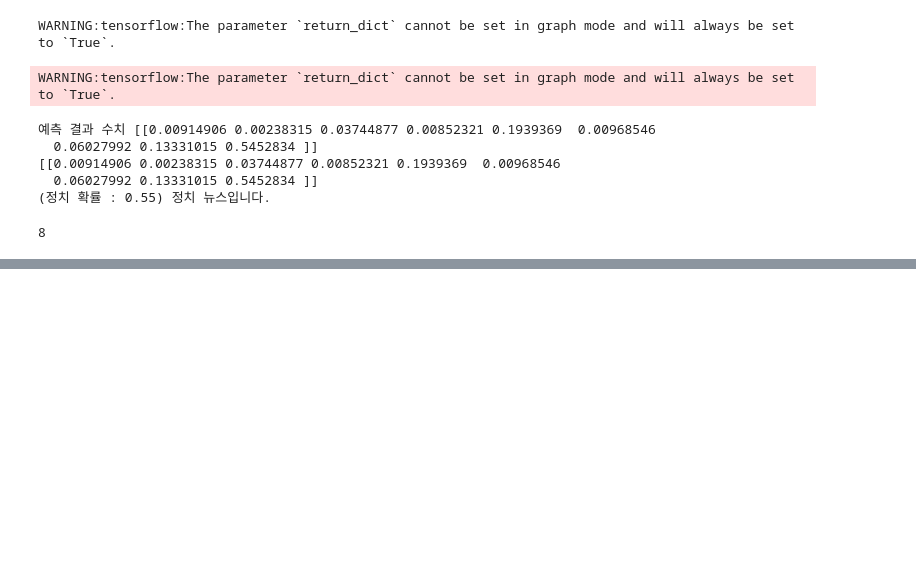
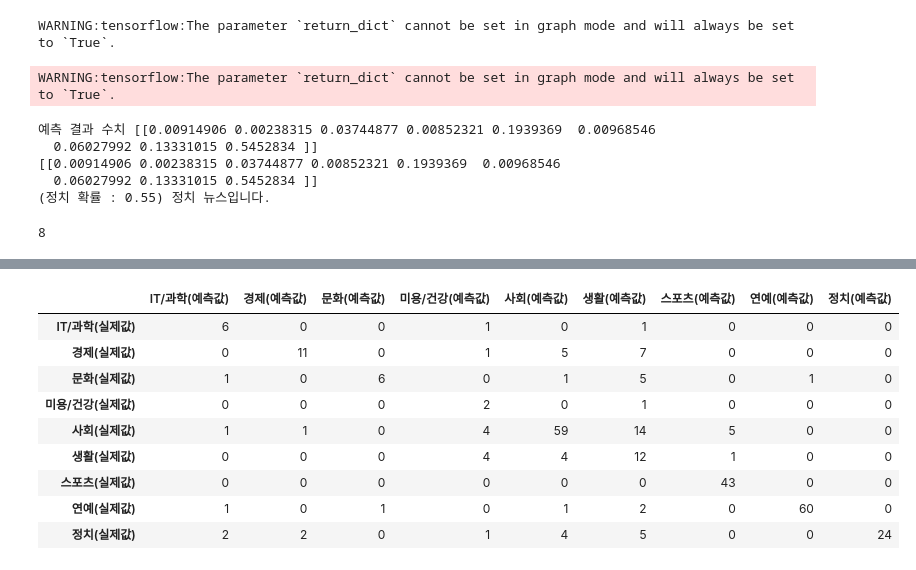
Before and after one commit to cateto/python4NLP, a Jupyter notebook: kobert/20210903load_model.ipynb, the cells around one changed output, grey strips where cells are left out. Cells and saved outputs as stored; diff of their text form; code cells hidden in the pictures; blank space fills up the shorter version.

```diff
--- a/kobert/20210903load_model.ipynb
+++ b/kobert/20210903load_model.ipynb
@@ -242,0 +397,18 @@ WARNING:tensorflow:The parameter `return_dict` cannot be set in graph mode and w
+# %%
+from sklearn.metrics import classification_report, confusion_matrix, precision_score, recall_score, f1_score
+import seaborn as sns
+import pandas as pd
+cm2 = confusion_matrix(result['category'], result['predict'])
+cmdf2 = pd.DataFrame(cm2, index=list(map(lambda x: x+'(실제값)', label_list)) , columns=list(map(lambda x: x+'(예측값)', label_list)) )
+cmdf2
+# %% [output]
+|  | IT/과학(예측값) | 경제(예측값) | 문화(예측값) | 미용/건강(예측값) | 사회(예측값) | 생활(예측값) | 스포츠(예측값) | 연예(예측값) | 정치(예측값) |
+| IT/과학(실제값) | 6 | 0 | 0 | 1 | 0 | 1 | 0 | 0 | 0 |
+| 경제(실제값) | 0 | 11 | 0 | 1 | 5 | 7 | 0 | 0 | 0 |
+| 문화(실제값) | 1 | 0 | 6 | 0 | 1 | 5 | 0 | 1 | 0 |
+| 미용/건강(실제값) | 0 | 0 | 0 | 2 | 0 | 1 | 0 | 0 | 0 |
+| 사회(실제값) | 1 | 1 | 0 | 4 | 59 | 14 | 5 | 0 | 0 |
+| 생활(실제값) | 0 | 0 | 0 | 4 | 4 | 12 | 1 | 0 | 0 |
+| 스포츠(실제값) | 0 | 0 | 0 | 0 | 0 | 0 | 43 | 0 | 0 |
+| 연예(실제값) | 1 | 0 | 1 | 0 | 1 | 2 | 0 | 60 | 0 |
+| 정치(실제값) | 2 | 2 | 0 | 1 | 4 | 5 | 0 | 0 | 24 |
```
Also changed, not shown: parts of 13 cells of this notebook.
